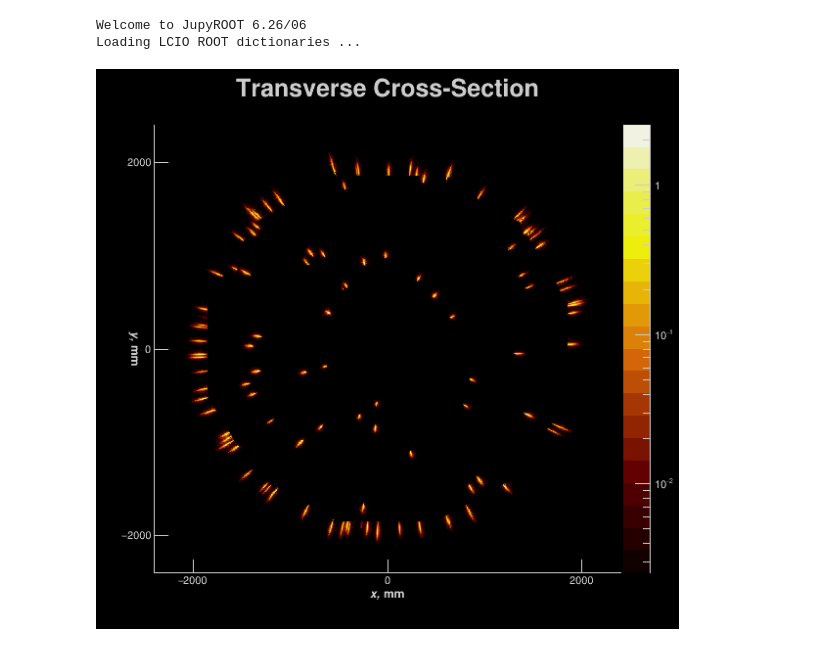
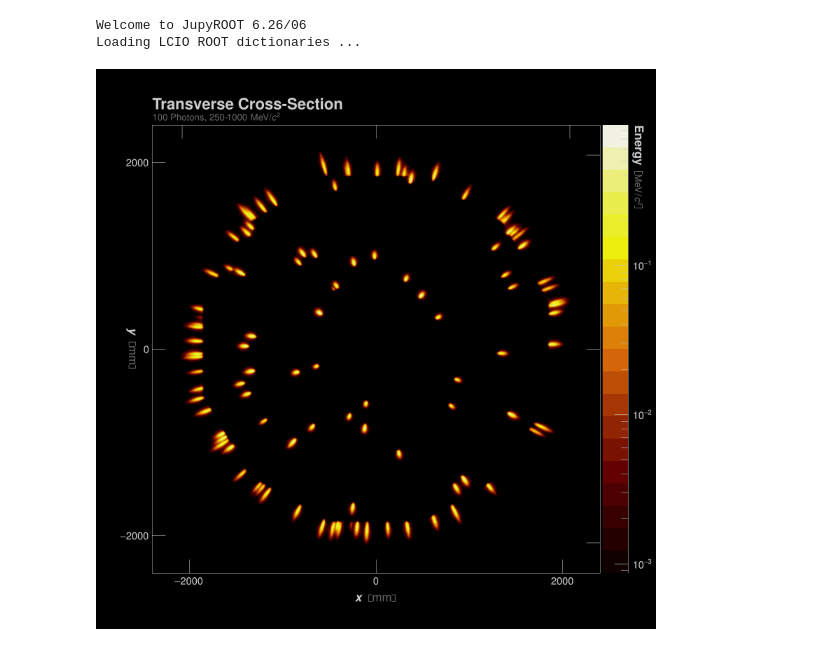
Before and after one commit to headunderheels/neuromorphic-studies, a Jupyter notebook: plotting/transverse_calo_hits.ipynb, the cells around one changed output. Cells and saved outputs as stored; diff of their text form; code cells hidden in the pictures.

Commit message:
Some plot beautification

```diff
--- a/plotting/transverse_calo_hits.ipynb
+++ b/plotting/transverse_calo_hits.ipynb
@@ -44,7 +44,7 @@ nbins = 900
 low = -2400
 high = 2400
 h1 = ROOT.TH2D(name="xy_cal",
-               title="#bf{Transverse Cross-Section};#bf{#it{x,}} #bf{mm};#bf{#it{y,}} #bf{mm}",
+               title="#bf{T#kern[-.015]{ransverse} Cross-Section};#bf{#it{x}} #color[13]{#[]{mm}};#bf{#it{y}} #color[13]{#[]{mm}}",
                nbinsx=nbins,
                xlow=low,
                xup=high,
@@ -65,18 +65,48 @@ for event in reader:
                 energy = simhit.getEnergy()
                 time = simhit.getTimeCont(0)
                 h1.Fill(x, y, energy)
-# %%
-# %jsroot on
-
-width = 600
-height = width
-h1.GetYaxis().CenterTitle()
-h1.GetYaxis().RotateTitle()
-h1.GetXaxis().CenterTitle()
-c = ROOT.TCanvas("c1", "2-D Histograms", width, height)
-c.GetPad(0).SetLogz()
-yaxis = h1.GetYaxis()
-h1.Draw("COLZ PLC")
-c.Draw()
-# %% [output]
-[figure, removed]
+# %%
+# %jsroot on
+
+width = 600
+height = width
+h1.GetYaxis().CenterTitle()
+h1.GetYaxis().RotateTitle()
+h1.GetXaxis().CenterTitle()
+h1.GetZaxis().SetTitle("#bf{Energy} #scale[.8]{#color[13]{#[]{Me#kern[-.115]{V}#kern[.2]{/}#it{c}^{2}}}}")
+h1.GetZaxis().SetTitleOffset(0.5)
+h1.GetZaxis().RotateTitle()
+smoothing=2
+for n in range(smoothing):
+    h1.Smooth(1, "k7b")
+c = ROOT.TCanvas("c1", "2-D Histograms", width, height)
+c.GetPad(0).SetLogz()
+c.SetBatch()
+c.SetCanvasSize(2800, 2800)
+h1.Draw("CONT4 Z PLC")
+h1.Draw("same axis x+ y+")
+c.SetRealAspectRatio()
+
+c.Modified()
+c.Update()
+
+title = ROOT.TLatex(-.576, .618, "T#kern[-.015]{ransverse}#kern[-.6]{ }Cross-Section")
+title.SetTextSize(.03)
+title.SetTextColor(17)
+title.SetTextAlign(11)
+subtitle = ROOT.TLatex(-.576, .589, "#bf{#color[13]{100 Photons, 250-#kern[-.15]{1000} Me#kern[-.17]{V}/#kern[-.07]{#it{c}^{2}}}}")
+subtitle.SetTextSize(.018)
+subtitle.SetTextColor(17)
+subtitle.SetTextAlign(11)
+
+title.Draw()
+title.Paint()
+subtitle.Draw()
+subtitle.Paint()
+
+c.Modified()
+c.Update()
+
+c.Draw()
+# %% [output]
+[figure, added]
```
Also changed, not shown: parts of 1 cell of this notebook.
